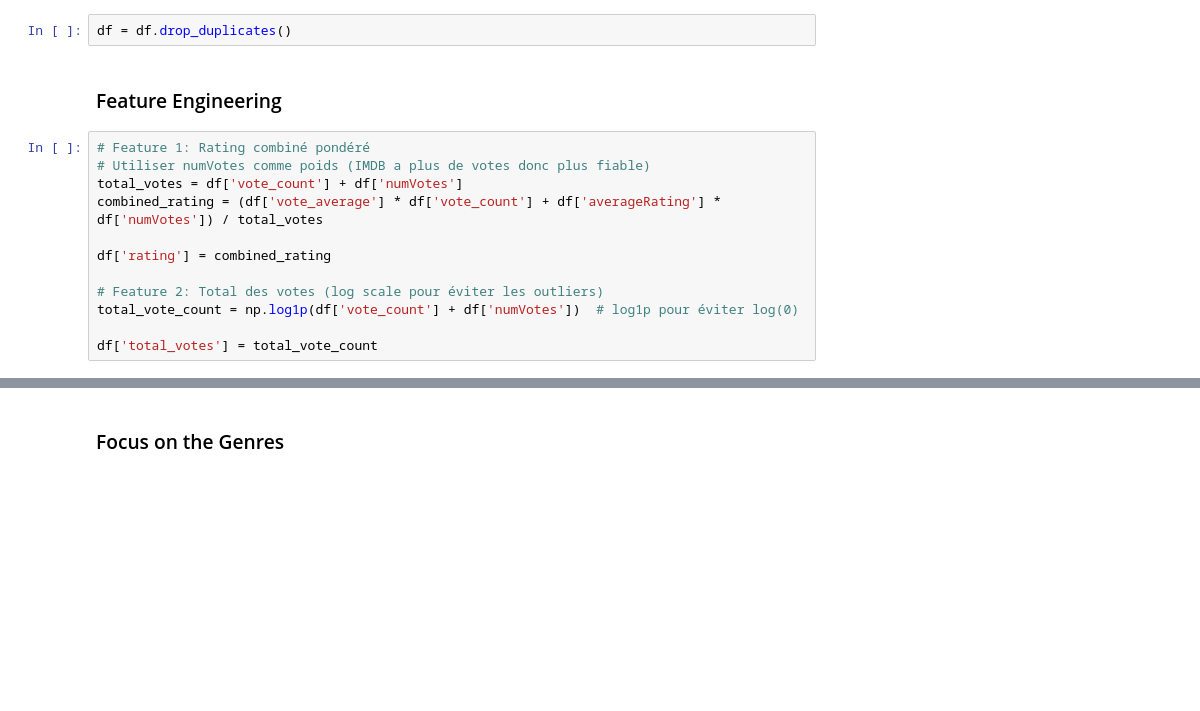
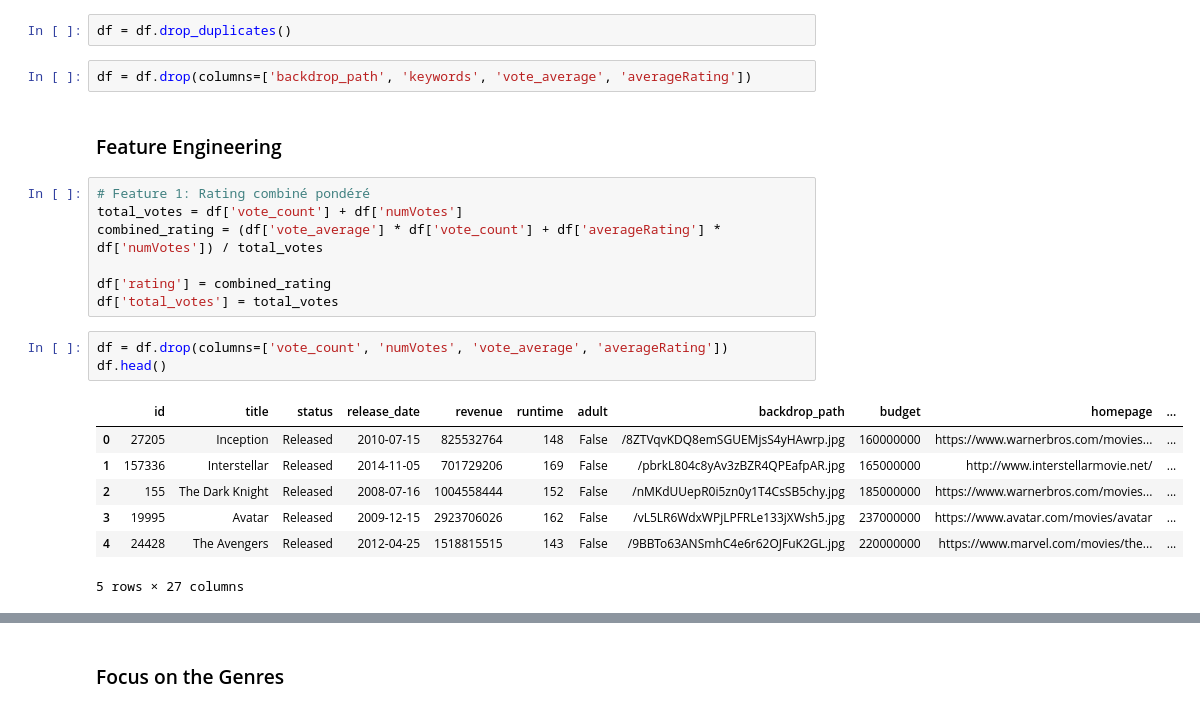
Before and after one commit to adam2504/movie-genre-prediction-naive-bayes, a Jupyter notebook: main.ipynb, the cells around one changed output, grey strips where cells are left out. Cells and saved outputs as stored; diff of their text form; blank space fills up the shorter version.

```diff
--- a/main.ipynb
+++ b/main.ipynb
@@ -45,17 +50,25 @@ memory usage: 93.3+ MB
 ### Nettoyage des données
 # %%
 df = df.drop_duplicates()
+# %%
+df = df.drop(columns=['backdrop_path', 'keywords', 'vote_average', 'averageRating'])
 # %% [markdown]
 ### Feature Engineering
 # %%
 # Feature 1: Rating combiné pondéré
-# Utiliser numVotes comme poids (IMDB a plus de votes donc plus fiable)
 total_votes = df['vote_count'] + df['numVotes']
 combined_rating = (df['vote_average'] * df['vote_count'] + df['averageRating'] * df['numVotes']) / total_votes
 
 df['rating'] = combined_rating
-
-# Feature 2: Total des votes (log scale pour éviter les outliers)
-total_vote_count = np.log1p(df['vote_count'] + df['numVotes'])  # log1p pour éviter log(0)
-
-df['total_votes'] = total_vote_count
+df['total_votes'] = total_votes
+# %%
+df = df.drop(columns=['vote_count', 'numVotes', 'vote_average', 'averageRating'])
+df.head()
+# %% [output]
+|  | id | title | status | release_date | revenue | runtime | adult | backdrop_path | budget | homepage | ... |
+| 0 | 27205 | Inception | Released | 2010-07-15 | 825532764 | 148 | False | /8ZTVqvKDQ8emSGUEMjsS4yHAwrp.jpg | 160000000 | https://www.warnerbros.com/movies... | ... |
+| 1 | 157336 | Interstellar | Released | 2014-11-05 | 701729206 | 169 | False | /pbrkL804c8yAv3zBZR4QPEafpAR.jpg | 165000000 | http://www.interstellarmovie.net/ | ... |
+| 2 | 155 | The Dark Knight | Released | 2008-07-16 | 1004558444 | 152 | False | /nMKdUUepR0i5zn0y1T4CsSB5chy.jpg | 185000000 | https://www.warnerbros.com/movies... | ... |
+| 3 | 19995 | Avatar | Released | 2009-12-15 | 2923706026 | 162 | False | /vL5LR6WdxWPjLPFRLe133jXWsh5.jpg | 237000000 | https://www.avatar.com/movies/avatar | ... |
+| 4 | 24428 | The Avengers | Released | 2012-04-25 | 1518815515 | 143 | False | /9BBTo63ANSmhC4e6r62OJFuK2GL.jpg | 220000000 | https://www.marvel.com/movies/the... | ... |
+5 rows × 27 columns
```
Also changed, not shown: parts of 8 cells of this notebook.
